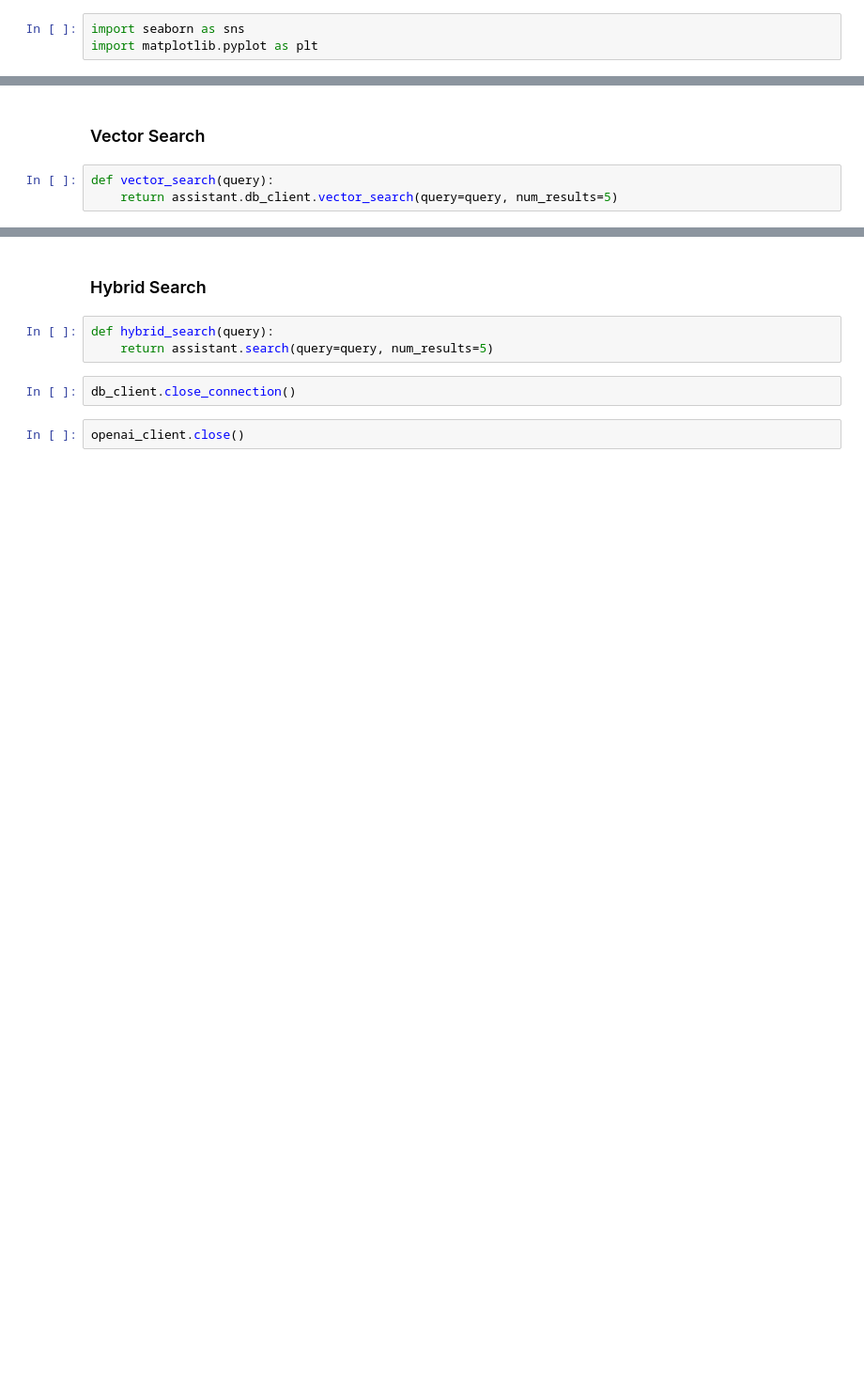
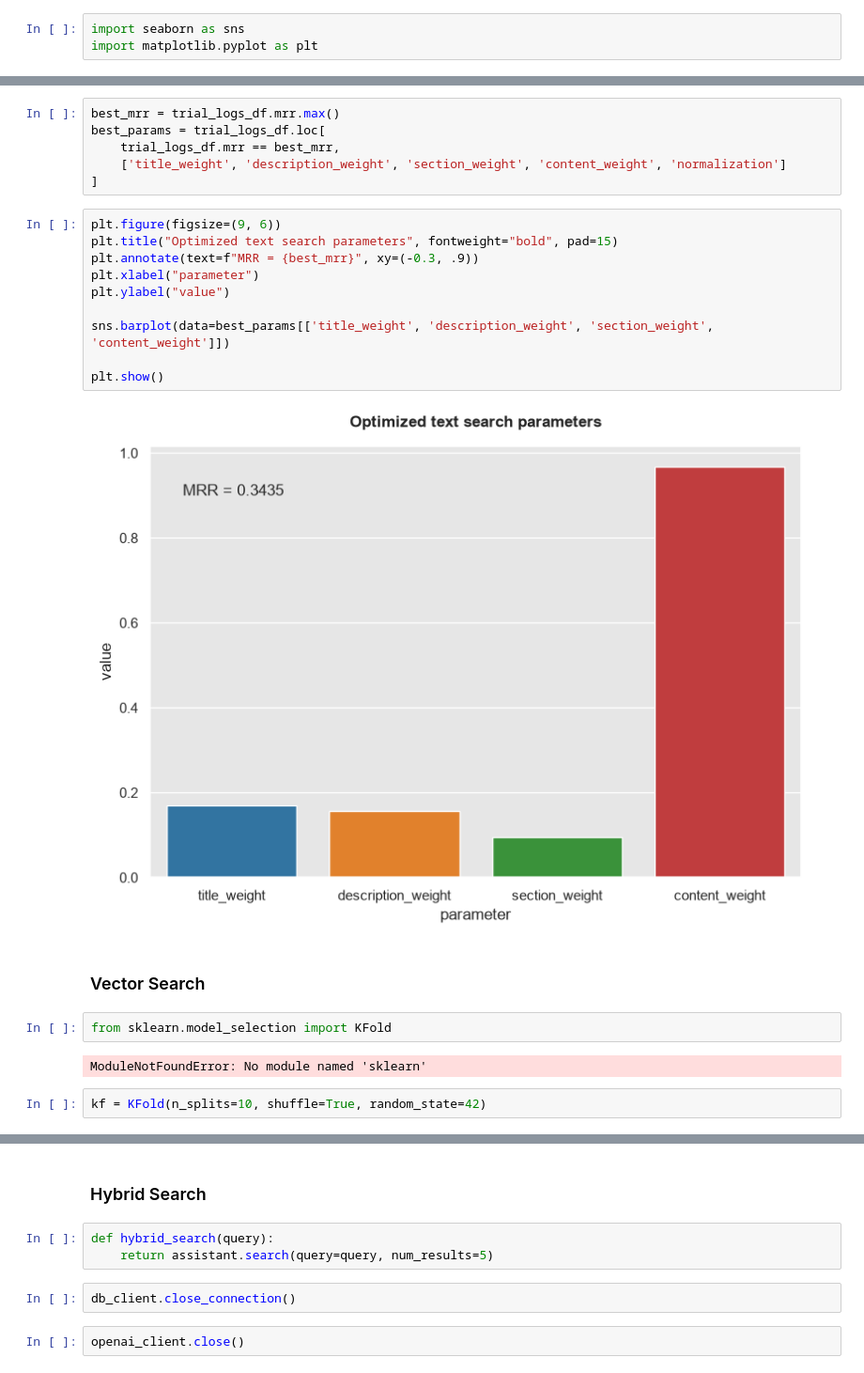
Before and after one commit to bastien-winant/wikifin-rag, a Jupyter notebook: src/wikifin_rag/evaluation.ipynb, the cells around one changed output, grey strips where cells are left out. Shown at 94% size. Saved outputs shown, nothing was run; the diff lists cells and outputs as text; blank space fills up the shorter version.

```diff
--- a/src/wikifin_rag/evaluation.ipynb
+++ b/src/wikifin_rag/evaluation.ipynb
@@ -277,5 +294,26 @@ plt.show()
+# %%
+best_mrr = trial_logs_df.mrr.max()
+best_params = trial_logs_df.loc[
+    trial_logs_df.mrr == best_mrr,
+    ['title_weight', 'description_weight', 'section_weight', 'content_weight', 'normalization']
+]
+# %%
+plt.figure(figsize=(9, 6))
+plt.title("Optimized text search parameters", fontweight="bold", pad=15)
+plt.annotate(text=f"MRR = {best_mrr}", xy=(-0.3, .9))
+plt.xlabel("parameter")
+plt.ylabel("value")
+
+sns.barplot(data=best_params[['title_weight', 'description_weight', 'section_weight', 'content_weight']])
+
+plt.show()
+# %% [output]
+[figure, added]
 # %% [markdown]
 ### Vector Search
 # %%
-def vector_search(query):
-    return assistant.db_client.vector_search(query=query, num_results=5)
+from sklearn.model_selection import KFold
+# %% [output]
+ModuleNotFoundError: No module named 'sklearn'
+# %%
+kf = KFold(n_splits=10, shuffle=True, random_state=42)
```
Also changed, not shown: parts of 17 cells of this notebook, 1 other file.
